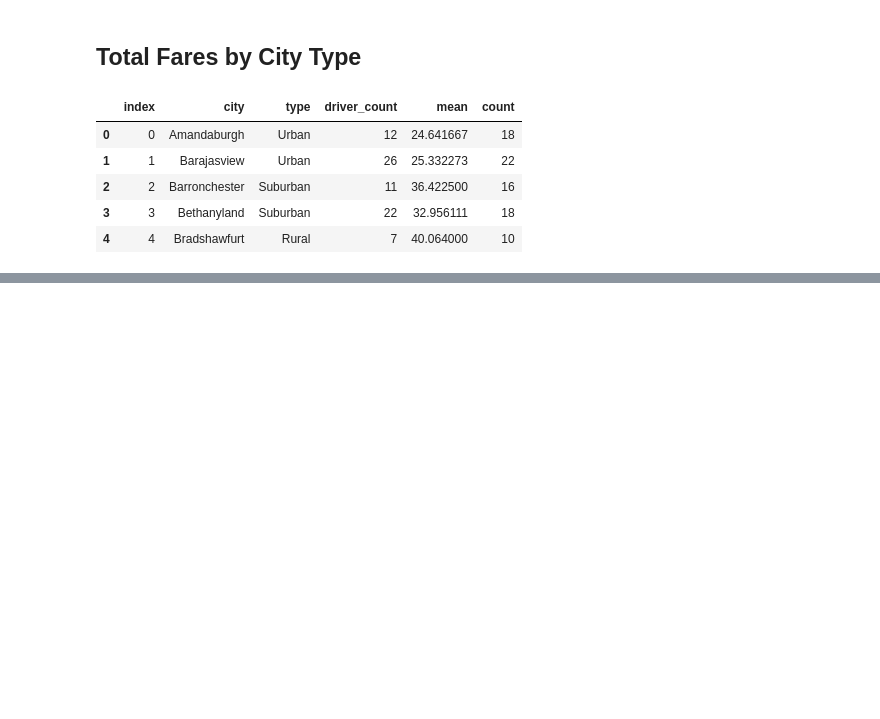
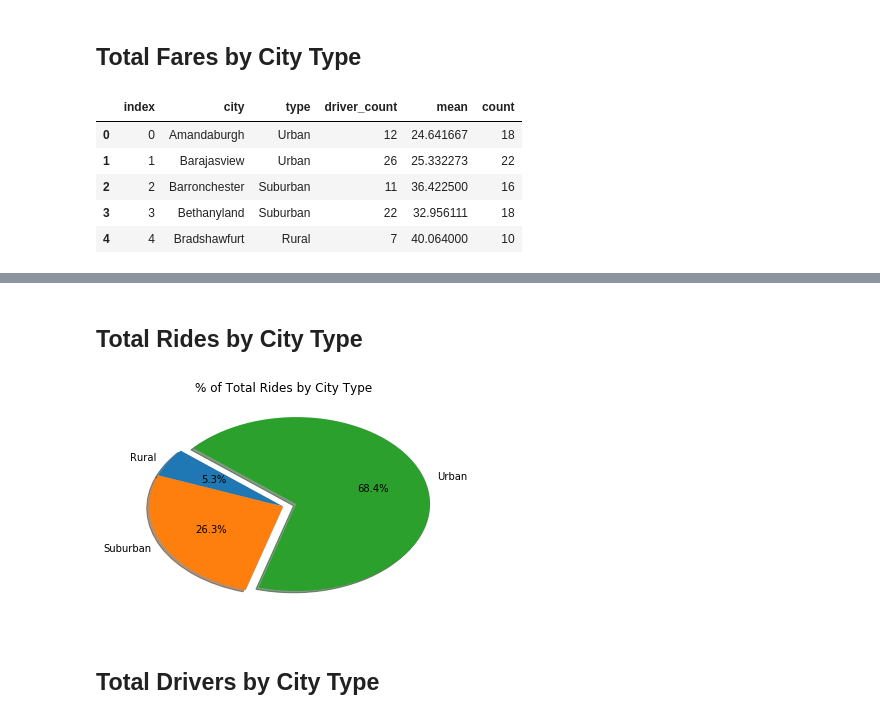
Before and after one commit to xaskoiking/HW_5_Raaghavav_K, a Jupyter notebook: Pyber/pyber_starter.ipynb, the cells around one changed output, grey strips where cells are left out. Cells and saved outputs as stored; diff of their text form; code cells hidden in the pictures; blank space fills up the shorter version.

```diff
--- a/Pyber/pyber_starter.ipynb
+++ b/Pyber/pyber_starter.ipynb
@@ -151,0 +206,16 @@ plt.show()
+# %% [markdown]
+## Total Rides by City Type
+# %%
+# Calculate Ride Percents
+# Build Pie Chart
+plt.pie(faresByCityDF['count'], explode=explode, labels=faresByCityDF['type'], autopct='%.1f%%', shadow=True,startangle=140)
+plt.title("% of Total Rides by City Type")
+# Save Figure
+plt.savefig("pieChart-rides-by-city.png")
+
+# Show Figure
+plt.show()
+# %% [output]
+[figure, added]
+# %% [markdown]
+## Total Drivers by City Type
```
Also changed, not shown: parts of 15 cells of this notebook, 4 other files.
